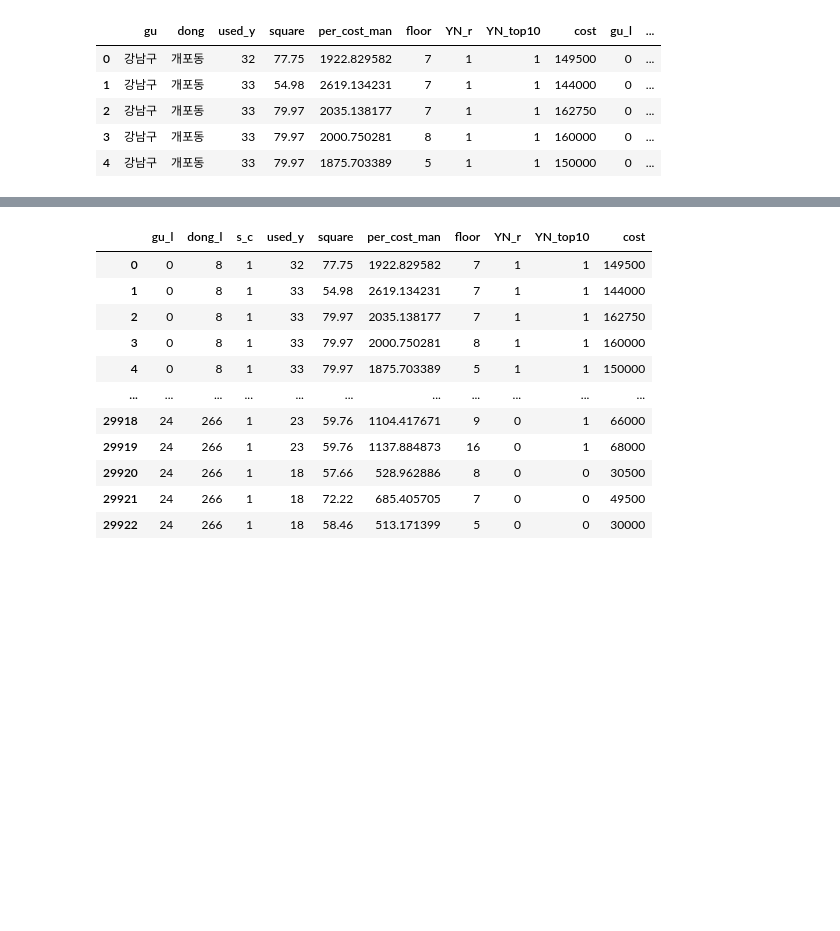
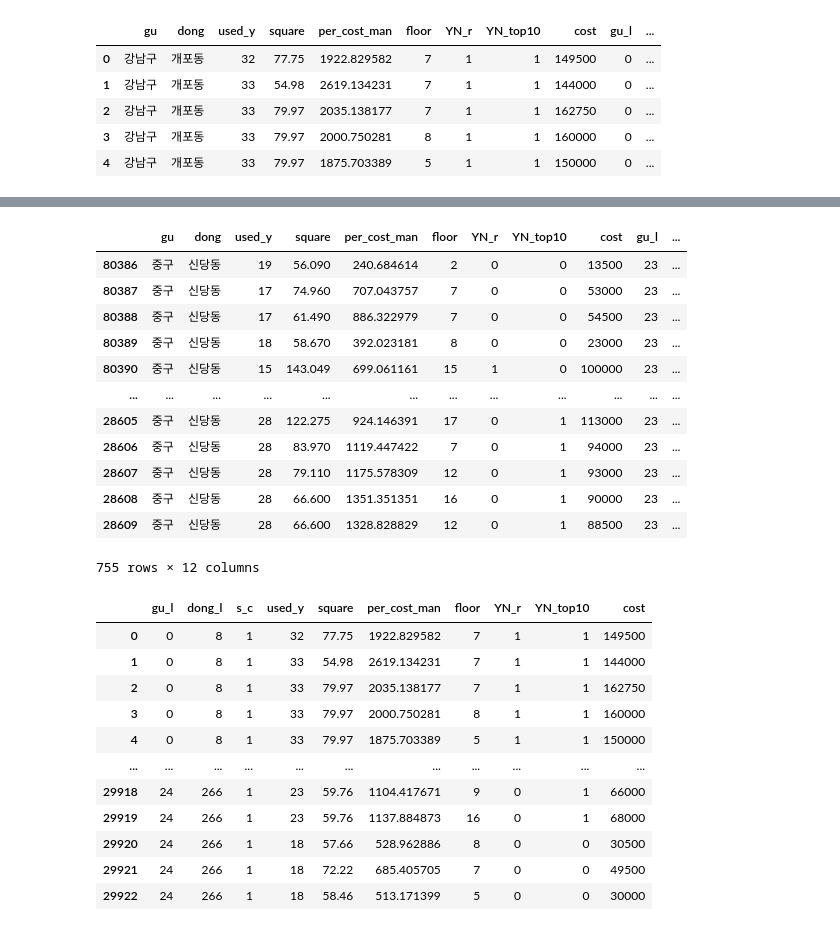
Before and after one commit to chaerui7967/ko_Apartment_Deal, a Jupyter notebook: Apart_EDA.ipynb, the cells around one changed output, grey strips where cells are left out. Cells and saved outputs as stored; diff of their text form; code cells hidden in the pictures; blank space fills up the shorter version.

```diff
--- a/Apart_EDA.ipynb
+++ b/Apart_EDA.ipynb
@@ -709,0 +603,3 @@ seoul_3.to_csv('seoul_3.csv')
+# %%
+# 호선이 다르면 다른 역으로 확인됨
+df_s1['st_r'] =  df_s1['st'].str.replace(pat=r'[^\w]', repl=r'', regex=True).str[:-2]
@@ -709,0 +667,2 @@ seoul_3.to_csv('seoul_3.csv')
+# %%
+df_s1_r = df_s1.drop(['st'], axis=1)
@@ -709,0 +680,2 @@ seoul_3.to_csv('seoul_3.csv')
+# %%
+df_s1_r1 = df_s1_r.drop_duplicates()
@@ -709,0 +690,2 @@ seoul_3.to_csv('seoul_3.csv')
+# %%
+df_s2 = pd.DataFrame(df_s1_r1.dong.value_counts())
@@ -709,0 +748,16 @@ seoul_3.to_csv('seoul_3.csv')
+# %%
+seoul_3[seoul_3['dong'] == '신당동']
+# %% [output]
+|  | gu | dong | used_y | square | per_cost_man | floor | YN_r | YN_top10 | cost | gu_l | ... |
+| 80386 | 중구 | 신당동 | 19 | 56.090 | 240.684614 | 2 | 0 | 0 | 13500 | 23 | ... |
+| 80387 | 중구 | 신당동 | 17 | 74.960 | 707.043757 | 7 | 0 | 0 | 53000 | 23 | ... |
+| 80388 | 중구 | 신당동 | 17 | 61.490 | 886.322979 | 7 | 0 | 0 | 54500 | 23 | ... |
+| 80389 | 중구 | 신당동 | 18 | 58.670 | 392.023181 | 8 | 0 | 0 | 23000 | 23 | ... |
+| 80390 | 중구 | 신당동 | 15 | 143.049 | 699.061161 | 15 | 1 | 0 | 100000 | 23 | ... |
+| ... | ... | ... | ... | ... | ... | ... | ... | ... | ... | ... | ... |
+| 28605 | 중구 | 신당동 | 28 | 122.275 | 924.146391 | 17 | 0 | 1 | 113000 | 23 | ... |
+| 28606 | 중구 | 신당동 | 28 | 83.970 | 1119.447422 | 7 | 0 | 1 | 94000 | 23 | ... |
+| 28607 | 중구 | 신당동 | 28 | 79.110 | 1175.578309 | 12 | 0 | 1 | 93000 | 23 | ... |
+| 28608 | 중구 | 신당동 | 28 | 66.600 | 1351.351351 | 16 | 0 | 1 | 90000 | 23 | ... |
+| 28609 | 중구 | 신당동 | 28 | 66.600 | 1328.828829 | 12 | 0 | 1 | 88500 | 23 | ... |
+755 rows × 12 columns
```
Also changed, not shown: parts of 45 cells of this notebook, 2 other files.
